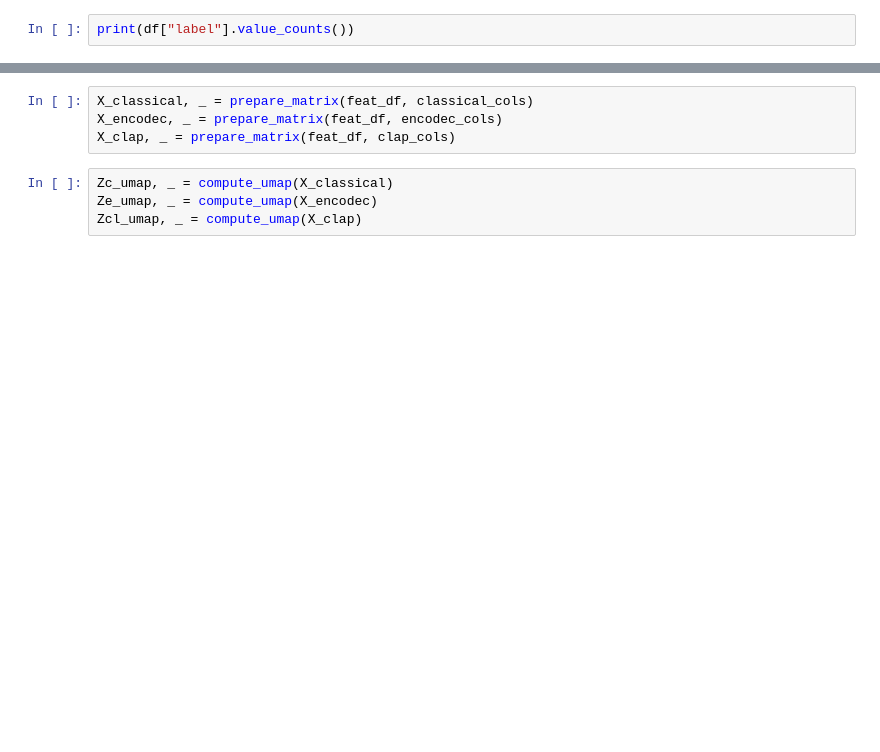
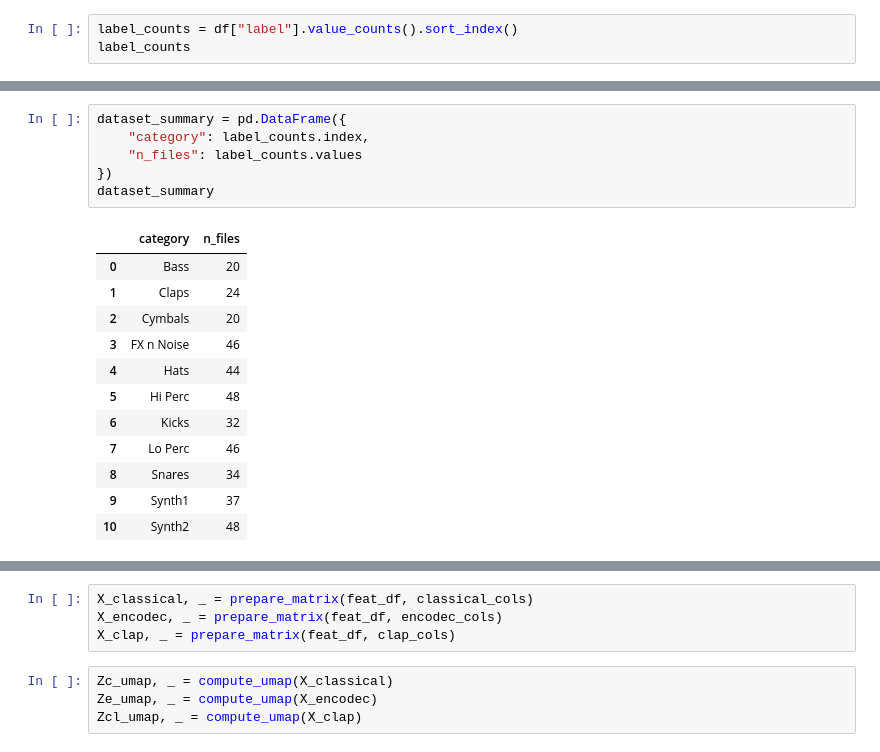
Before and after one commit to martiinsssssss/techno-representation, a Jupyter notebook: techno_audio_representations.ipynb, the cells around one changed output, grey strips where cells are left out. Drawn from its saved outputs; the diff is of its cells as text; blank space fills up the shorter version.

```diff
--- a/techno_audio_representations.ipynb
+++ b/techno_audio_representations.ipynb
@@ -28,2 +73,3 @@ NameError: name 'DATA_DIR' is not defined
 # %%
-print(df["label"].value_counts())
+label_counts = df["label"].value_counts().sort_index()
+label_counts
@@ -29,0 +90,19 @@ print(df["label"].value_counts())
+# %%
+dataset_summary = pd.DataFrame({
+    "category": label_counts.index,
+    "n_files": label_counts.values
+})
+dataset_summary
+# %% [output]
+|  | category | n_files |
+| 0 | Bass | 20 |
+| 1 | Claps | 24 |
+| 2 | Cymbals | 20 |
+| 3 | FX n Noise | 46 |
+| 4 | Hats | 44 |
+| 5 | Hi Perc | 48 |
+| 6 | Kicks | 32 |
+| 7 | Lo Perc | 46 |
+| 8 | Snares | 34 |
+| 9 | Synth1 | 37 |
+| 10 | Synth2 | 48 |
```
Also changed, not shown: parts of 32 cells of this notebook.
